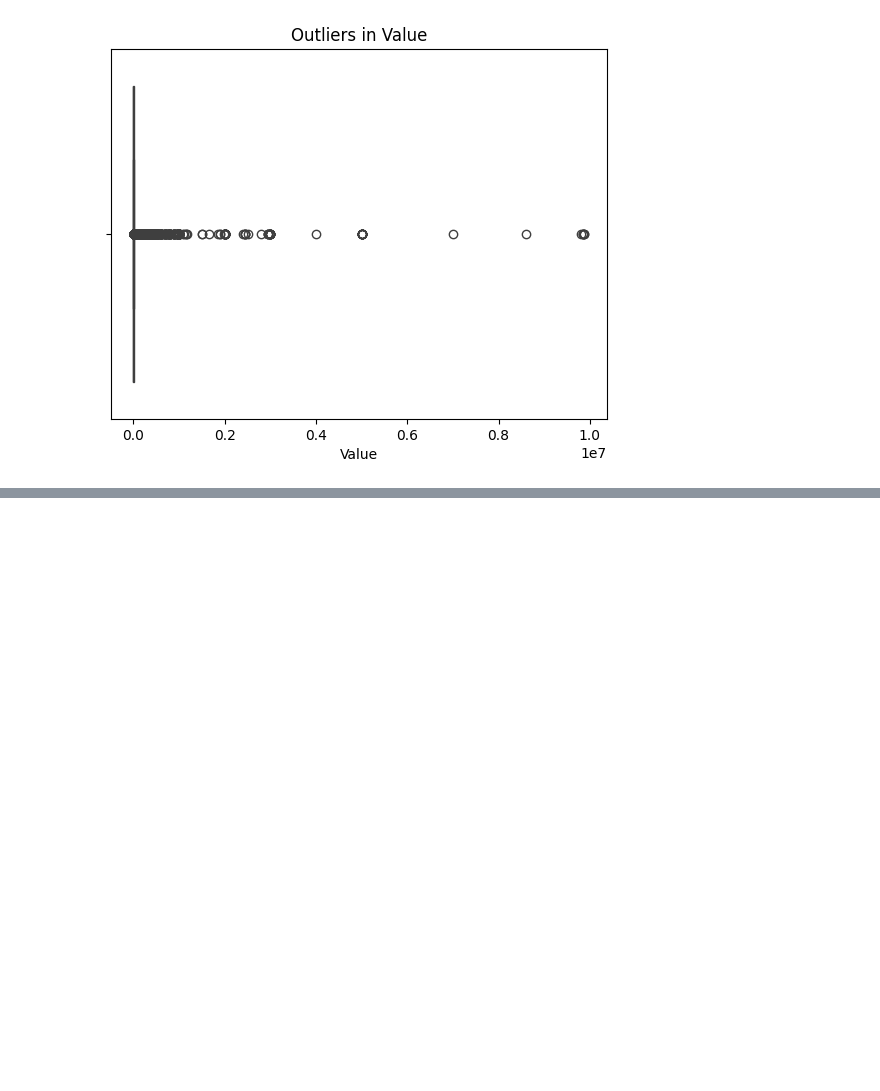
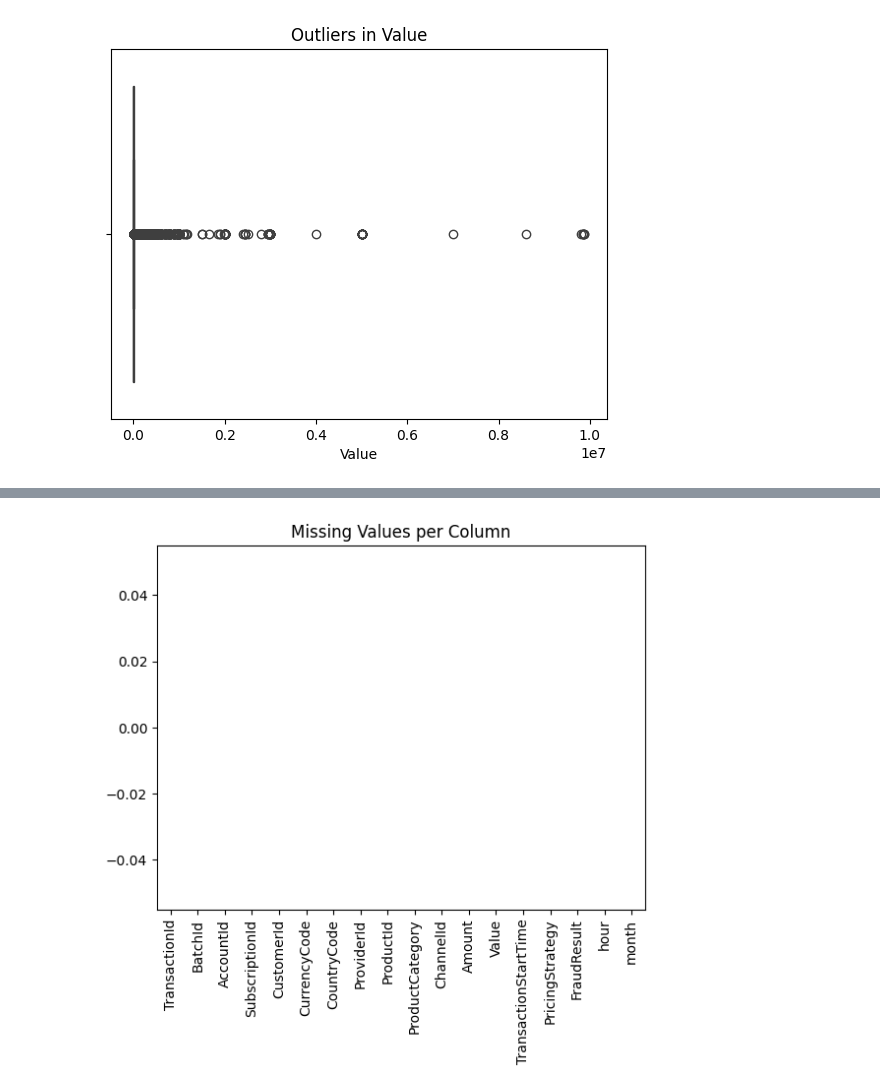
Before and after one commit to Bethabrh/credit-risk-model, a Jupyter notebook: notebooks/eda.ipynb, the cells around one changed output, grey strips where cells are left out. Drawn from its saved outputs; the diff is of its cells as text; code cells hidden in the pictures; blank space fills up the shorter version.

```diff
--- a/notebooks/eda.ipynb
+++ b/notebooks/eda.ipynb
@@ -177,0 +205,6 @@ plt.show()
+# %%
+df.isnull().sum().plot(kind="bar")
+plt.title("Missing Values per Column")
+plt.show()
+# %% [output]
+[figure, added]
```
Also changed, not shown: parts of 8 cells of this notebook, 1 other file.
